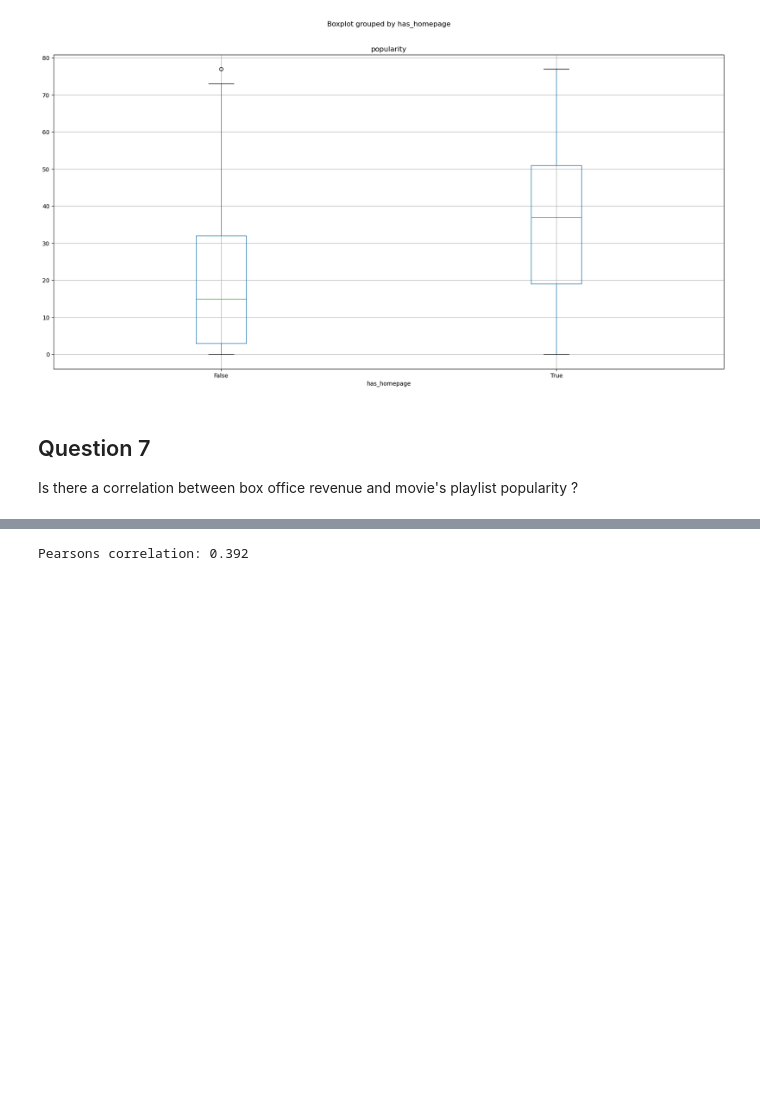
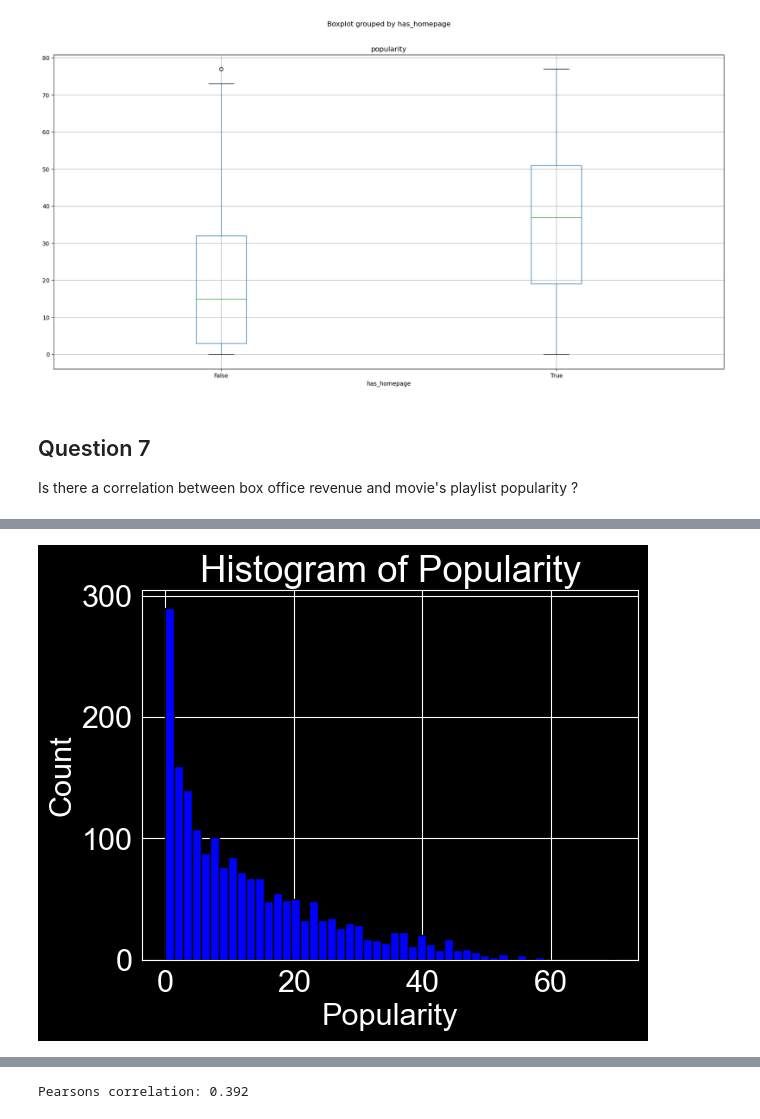
Before and after one commit to epfl-ada/ada-2023-project-learningthesecretsofdata, a Jupyter notebook: milestone_3.ipynb, the cells around one changed output, grey strips where cells are left out. Cells and saved outputs as stored; diff of their text form; code cells hidden in the pictures; blank space fills up the shorter version.

Commit message:
Add matplotlib plot for notebook

```diff
--- a/milestone_3.ipynb
+++ b/milestone_3.ipynb
@@ -287,7 +287,9 @@ import question_script.question7 as q7
 merged_df, pop_df = q7.get_merged_and_pop_df()
 # %%
 q7.plot_popularity_histogram(pop_df)
+q7.plot_popularity_histogram_matplt(pop_df)
 # %% [output]
 [interactive output not drawn]
+[figure, added]
 # %%
 q7.plot_scatter_popularity_revenue_overall(merged_df)
```
Also changed, not shown: parts of 3 cells of this notebook, 1 other file.
